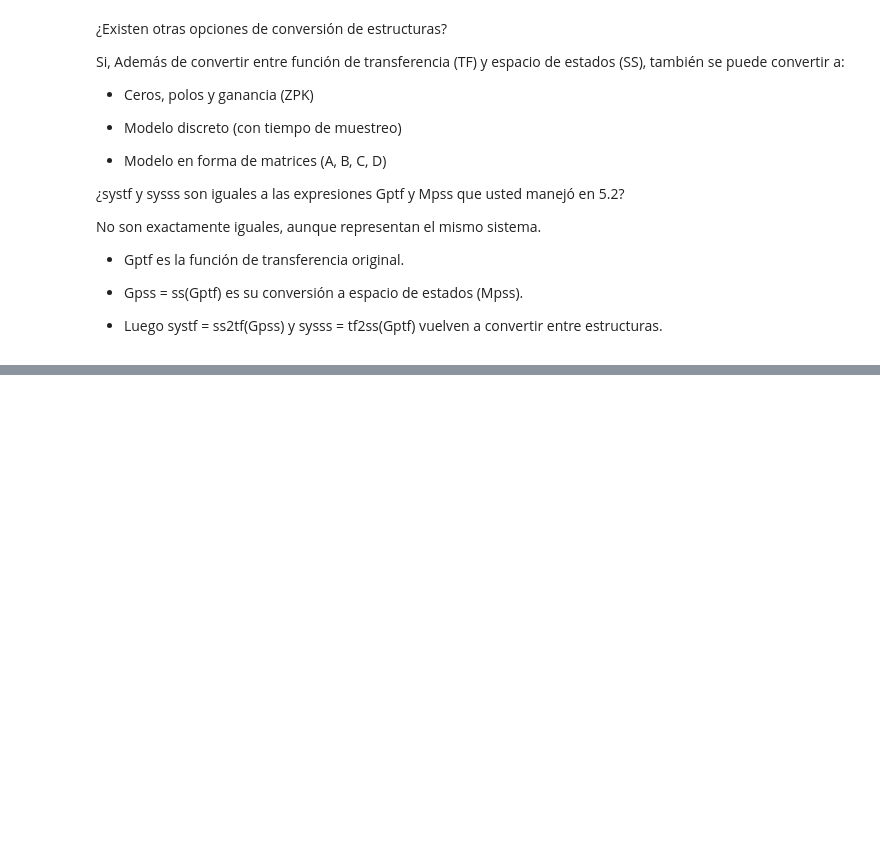
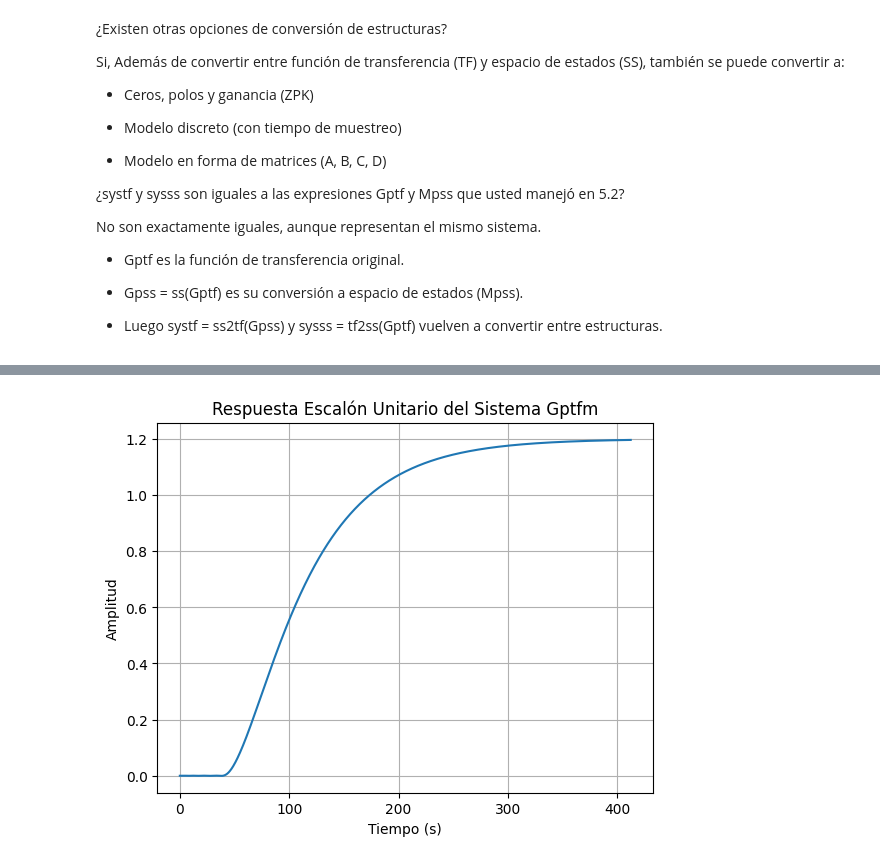
Before and after one commit to jbcgames/Lab_2_control, a Jupyter notebook: final.ipynb, the cells around one changed output, grey strips where cells are left out. Saved outputs shown, nothing was run; the diff lists cells and outputs as text; code cells hidden in the pictures; blank space fills up the shorter version.

```diff
--- a/final.ipynb
+++ b/final.ipynb
@@ -497,0 +505,13 @@ No son exactamente iguales, aunque representan el mismo sistema.
+# %%
+t, y = step_response(Gptfm)
+
+# Graficar la respuesta al escalón
+plt.figure()
+plt.plot(t, y)
+plt.title('Respuesta Escalón Unitario del Sistema Gptfm')
+plt.xlabel('Tiempo (s)')
+plt.ylabel('Amplitud')
+plt.grid(True)
+plt.show()
+# %% [output]
+[figure, added]
```
Also changed, not shown: parts of 28 cells of this notebook, 1 other file.
